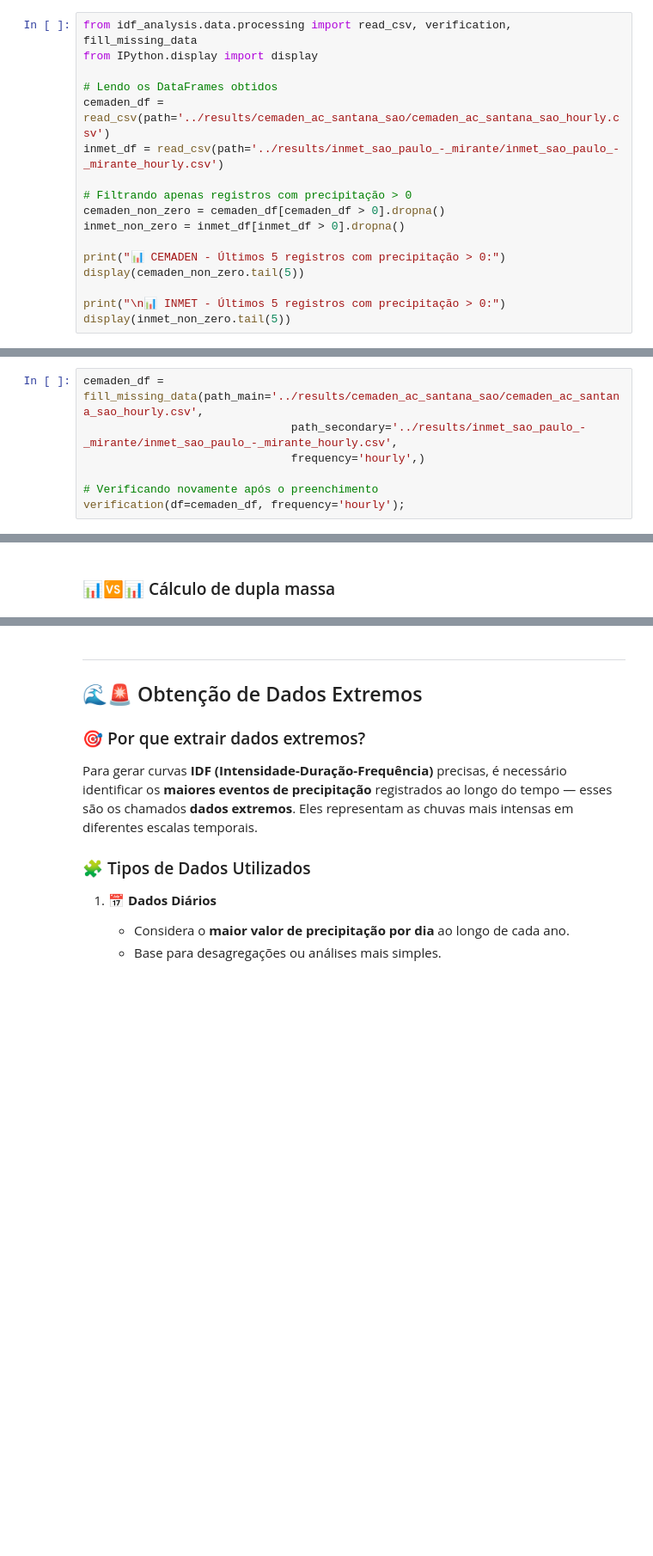
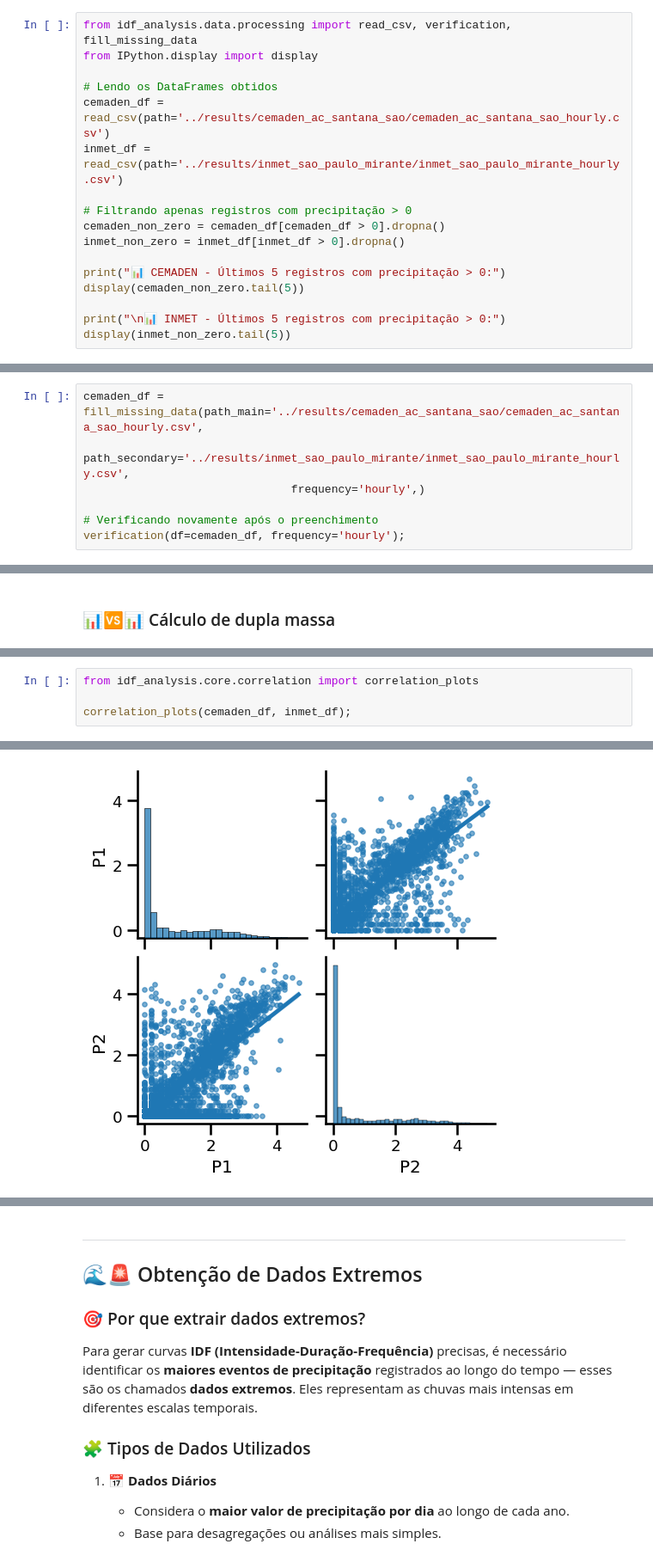
Before and after one commit to plcrisp/automatic-idf-graphs, a Jupyter notebook: notebooks/01-data-exploration.ipynb, the cells around one changed output, grey strips where cells are left out. Shown at 86% size. Cells and saved outputs as stored; diff of their text form; blank space fills up the shorter version.

```diff
--- a/notebooks/01-data-exploration.ipynb
+++ b/notebooks/01-data-exploration.ipynb
@@ -105,7 +138,7 @@ from IPython.display import display
 
 # Lendo os DataFrames obtidos
 cemaden_df = read_csv(path='../results/cemaden_ac_santana_sao/cemaden_ac_santana_sao_hourly.csv')
-inmet_df = read_csv(path='../results/inmet_sao_paulo_-_mirante/inmet_sao_paulo_-_mirante_hourly.csv')
+inmet_df = read_csv(path='../results/inmet_sao_paulo_mirante/inmet_sao_paulo_mirante_hourly.csv')
 
 # Filtrando apenas registros com precipitação > 0
 cemaden_non_zero = cemaden_df[cemaden_df > 0].dropna()
@@ -170,7 +203,7 @@ verification(df=inmet_df,frequency='hourly');
 ##### 📑 Nesse caso, a *utlização de um dataset auxiliar* é adequada, pois para a fonte do CEMADEN existem muitos dados faltantes.
 # %%
 cemaden_df = fill_missing_data(path_main='../results/cemaden_ac_santana_sao/cemaden_ac_santana_sao_hourly.csv',
-                               path_secondary='../results/inmet_sao_paulo_-_mirante/inmet_sao_paulo_-_mirante_hourly.csv',
+                               path_secondary='../results/inmet_sao_paulo_mirante/inmet_sao_paulo_mirante_hourly.csv',
                                frequency='hourly',)
 
 # Verificando novamente após o preenchimento
@@ -293,0 +352,5 @@ plt.show()
+# %%
+from idf_analysis.core.correlation import correlation_plots
+
+correlation_plots(cemaden_df, inmet_df);
+# %% [output]
@@ -293,0 +359 @@ plt.show()
+[figure, added]
```
Also changed, not shown: parts of 17 cells of this notebook, 2 other files.
